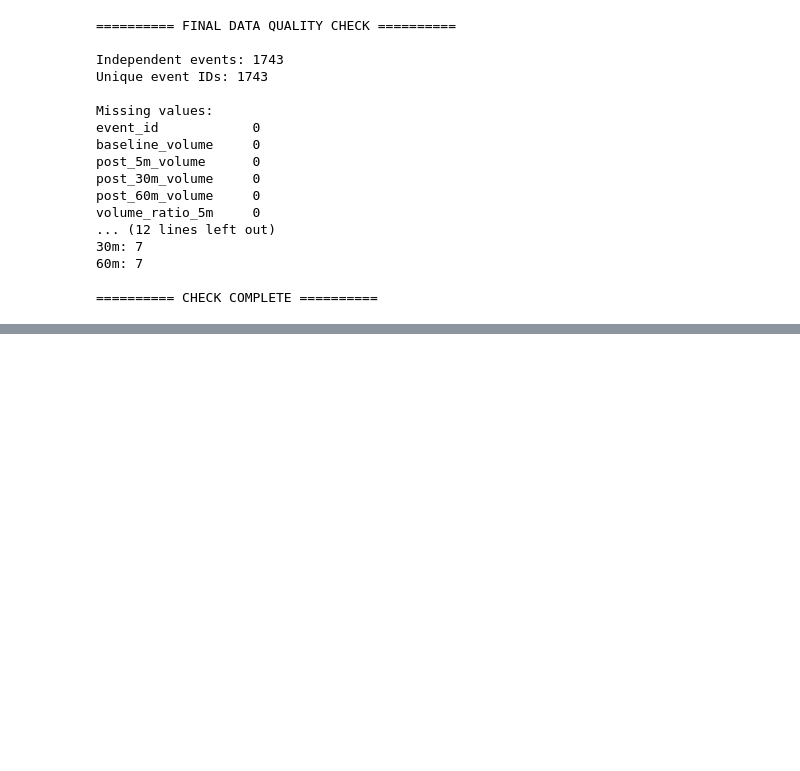
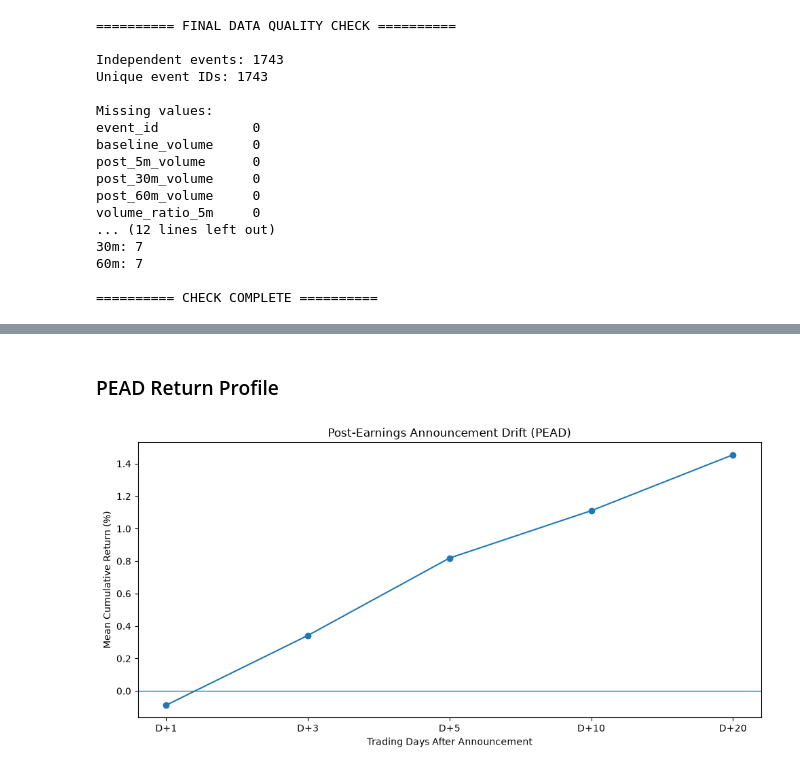
Before and after one commit to Piyushjain121/corporate-announcement-event-study, a Jupyter notebook: Corporate_Announcement_Event_Study_CLEAN.ipynb, the cells around one changed output, grey strips where cells are left out. Saved outputs shown, nothing was run; the diff lists cells and outputs as text; code cells hidden in the pictures; blank space fills up the shorter version.

Commit message:
Update final analysis notebook with PEAD

```diff
--- a/Corporate_Announcement_Event_Study_CLEAN.ipynb
+++ b/Corporate_Announcement_Event_Study_CLEAN.ipynb
@@ -2488,0 +2901,42 @@ Yes. Winsorizing returns at the 1st/99th percentile shifted the mean by only a f
+# %% [markdown]
+### PEAD Return Profile
+# %%
+# ============================================================
+# PEAD: Return profile across post-event horizons
+# ============================================================
+
+import matplotlib.pyplot as plt
+
+plot_pead = pead_test_results.copy()
+
+horizon_order = ["D+1", "D+3", "D+5", "D+10", "D+20"]
+
+plot_pead["horizon"] = pd.Categorical(
+    plot_pead["horizon"],
+    categories=horizon_order,
+    ordered=True
+)
+
+plot_pead = plot_pead.sort_values("horizon")
+
+plt.figure(figsize=(10, 5))
+
+plt.plot(
+    plot_pead["horizon"],
+    plot_pead["mean_return"] * 100,
+    marker="o"
+)
+
+plt.axhline(
+    0,
+    linewidth=1
+)
+
+plt.xlabel("Trading Days After Announcement")
+plt.ylabel("Mean Cumulative Return (%)")
+plt.title("Post-Earnings Announcement Drift (PEAD)")
+
+plt.tight_layout()
+plt.show()
+# %% [output]
+[figure, added]
```
Also changed, not shown: parts of 14 cells of this notebook.
